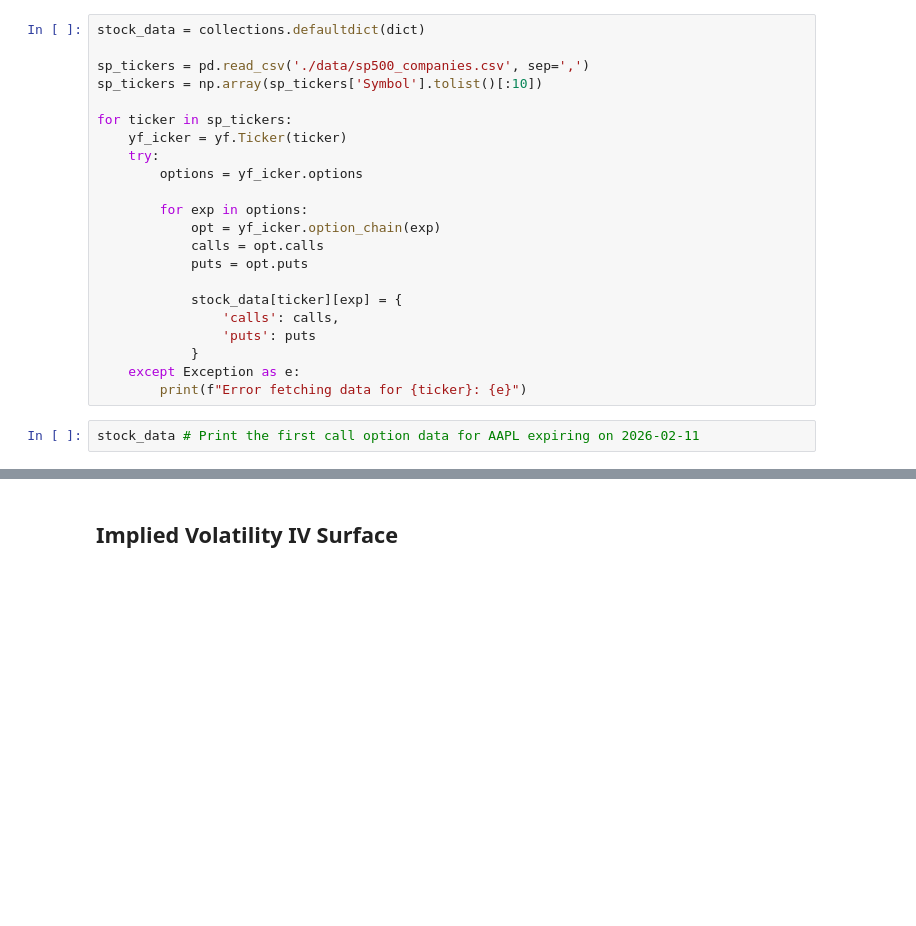
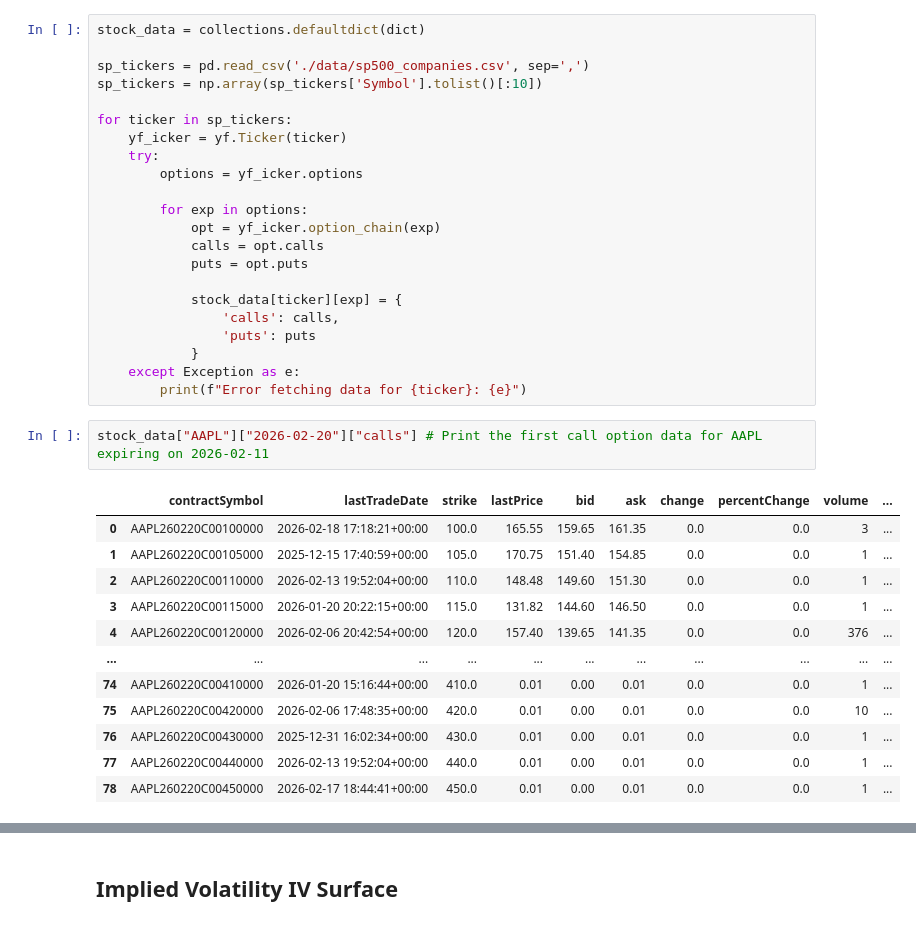
Before and after one commit to Emad-Eldin-G/CRR_Binomial_Options_Pricing, a Jupyter notebook: python_workbook.IPYNB, the cells around one changed output, grey strips where cells are left out. Saved outputs shown, nothing was run; the diff lists cells and outputs as text; blank space fills up the shorter version.

```diff
--- a/python_workbook.IPYNB
+++ b/python_workbook.IPYNB
@@ -344,5 +344,17 @@ for ticker in sp_tickers:
     except Exception as e:
         print(f"Error fetching data for {ticker}: {e}")
 # %%
-stock_data # Print the first call option data for AAPL expiring on 2026-02-11
+stock_data["AAPL"]["2026-02-20"]["calls"] # Print the first call option data for AAPL expiring on 2026-02-11
 # %% [output]
+|  | contractSymbol | lastTradeDate | strike | lastPrice | bid | ask | change | percentChange | volume | ... |
+| 0 | AAPL260220C00100000 | 2026-02-18 17:18:21+00:00 | 100.0 | 165.55 | 159.65 | 161.35 | 0.0 | 0.0 | 3 | ... |
+| 1 | AAPL260220C00105000 | 2025-12-15 17:40:59+00:00 | 105.0 | 170.75 | 151.40 | 154.85 | 0.0 | 0.0 | 1 | ... |
+| 2 | AAPL260220C00110000 | 2026-02-13 19:52:04+00:00 | 110.0 | 148.48 | 149.60 | 151.30 | 0.0 | 0.0 | 1 | ... |
+| 3 | AAPL260220C00115000 | 2026-01-20 20:22:15+00:00 | 115.0 | 131.82 | 144.60 | 146.50 | 0.0 | 0.0 | 1 | ... |
+| 4 | AAPL260220C00120000 | 2026-02-06 20:42:54+00:00 | 120.0 | 157.40 | 139.65 | 141.35 | 0.0 | 0.0 | 376 | ... |
+| ... | ... | ... | ... | ... | ... | ... | ... | ... | ... | ... |
+| 74 | AAPL260220C00410000 | 2026-01-20 15:16:44+00:00 | 410.0 | 0.01 | 0.00 | 0.01 | 0.0 | 0.0 | 1 | ... |
+| 75 | AAPL260220C00420000 | 2026-02-06 17:48:35+00:00 | 420.0 | 0.01 | 0.00 | 0.01 | 0.0 | 0.0 | 10 | ... |
+| 76 | AAPL260220C00430000 | 2025-12-31 16:02:34+00:00 | 430.0 | 0.01 | 0.00 | 0.01 | 0.0 | 0.0 | 1 | ... |
+| 77 | AAPL260220C00440000 | 2026-02-13 19:52:04+00:00 | 440.0 | 0.01 | 0.00 | 0.01 | 0.0 | 0.0 | 1 | ... |
+| 78 | AAPL260220C00450000 | 2026-02-17 18:44:41+00:00 | 450.0 | 0.01 | 0.00 | 0.01 | 0.0 | 0.0 | 1 | ... |
```
Also changed, not shown: parts of 7 cells of this notebook.
